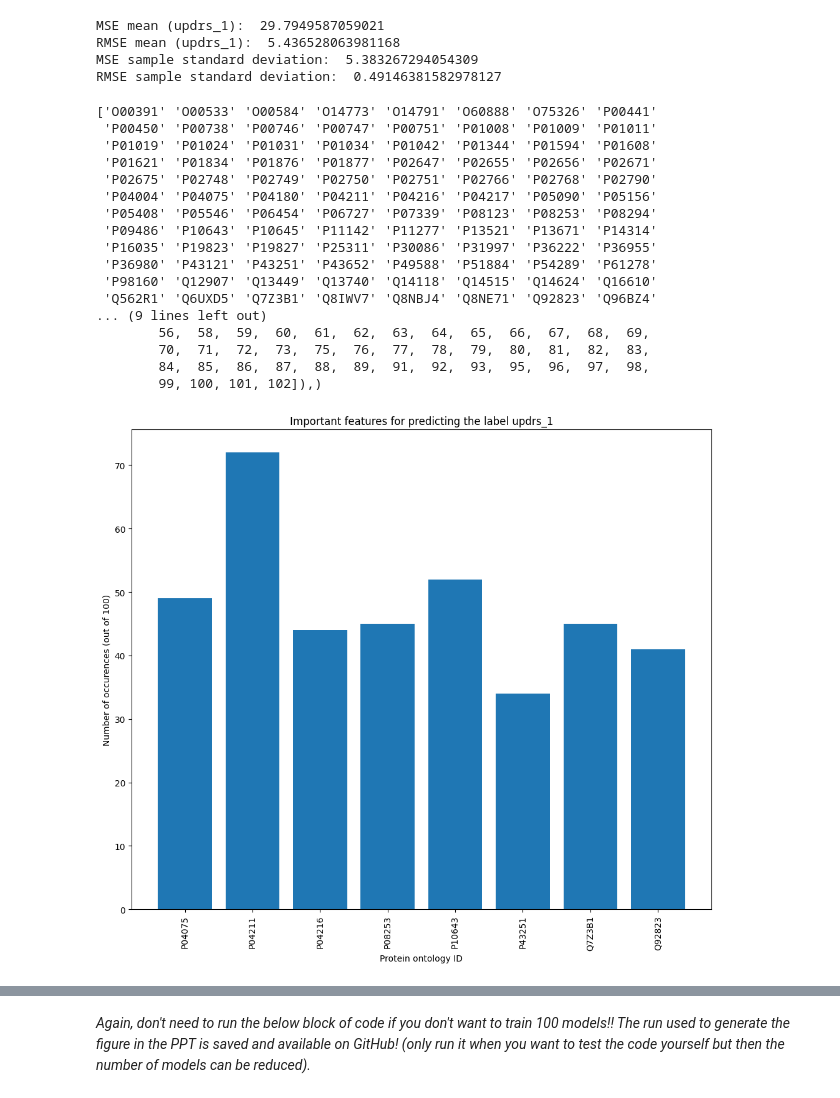
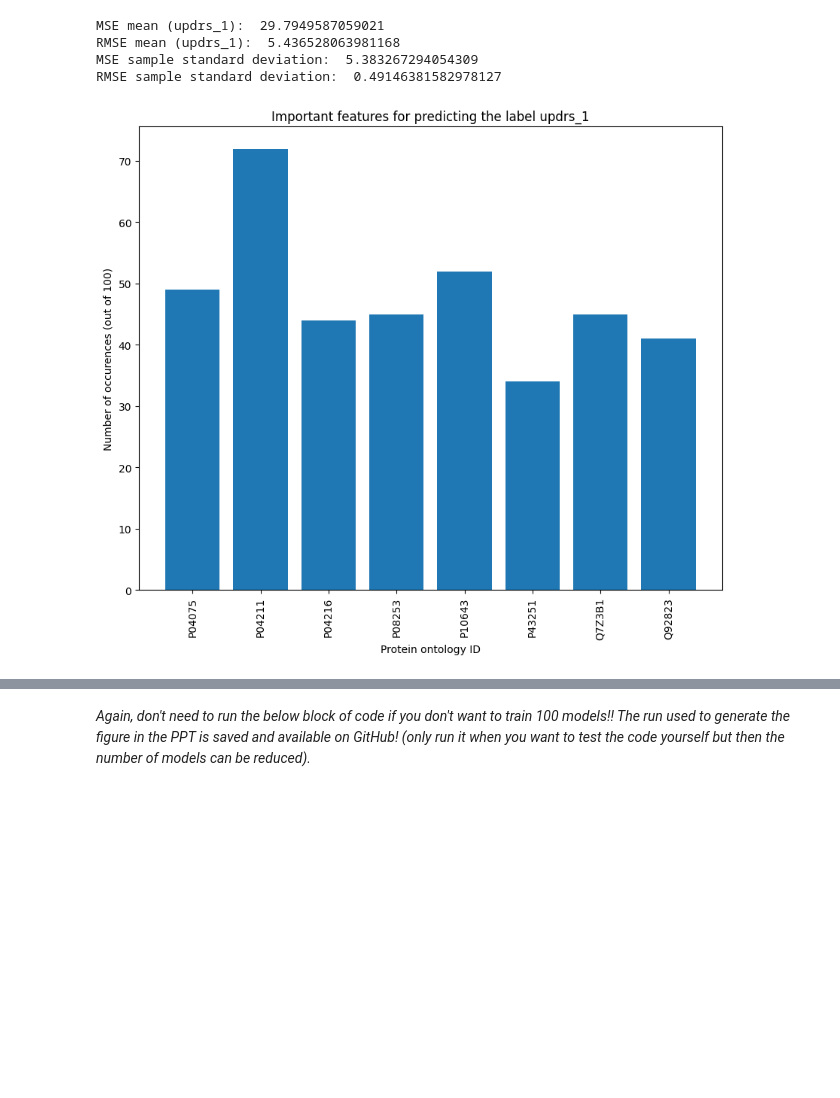
Before and after one commit to CheYeeNg/MSB1015_scientific_programming, a Jupyter notebook: prediction_of_Parkinsons_disease_related_proteins.ipynb, the cells around one changed output, grey strips where cells are left out. Drawn from its saved outputs; the diff is of its cells as text; code cells hidden in the pictures; blank space fills up the shorter version.

```diff
--- a/prediction_of_Parkinsons_disease_related_proteins.ipynb
+++ b/prediction_of_Parkinsons_disease_related_proteins.ipynb
@@ -954,49 +947,32 @@ MSE sample standard deviation:  5.383267294054309
 RMSE sample standard deviation:  0.49146381582978127
 # %%
 # Convert the top 10 feature names of every iteration (used 100) into 1 big array.
-convert_to_one_numpy_array = np.concatenate(top_10_feature_names)
+convert_to_one_numpy_array = np.concatenate(top_10_feature_names_updrs1_100)
 
 # Get the unique values in this array and their counts.
 unique_values, counts = np.unique(convert_to_one_numpy_array, return_counts = True)
 #print(unique_values, counts)
 
 # Look at which feature names are low in occurences (get index) so you kind of set a threshold.
 idx_low_occurences = np.where(counts <= 30)
 #print(idx_low_occurences)
 
 # Delete the feature_names with low occurences in unique_values array.
 counts = np.delete(counts, idx_low_occurences)
 unique_values = np.delete(unique_values, idx_low_occurences)
 
 # Plot the figure.
-plt.figure(figsize = (12, 10))
+plt.figure(figsize = (10, 8))
 plt.title("Important features for predicting the label updrs_1")
 plt.xlabel("Protein ontology ID")
 plt.ylabel("Number of occurences (out of 100)")
 
 plt.bar(unique_values, counts)
 
 plt.xticks(rotation = 90)
 plt.show()
 # %% [output]
-['O00391' 'O00533' 'O00584' 'O14773' 'O14791' 'O60888' 'O75326' 'P00441'
- 'P00450' 'P00738' 'P00746' 'P00747' 'P00751' 'P01008' 'P01009' 'P01011'
- 'P01019' 'P01024' 'P01031' 'P01034' 'P01042' 'P01344' 'P01594' 'P01608'
- 'P01621' 'P01834' 'P01876' 'P01877' 'P02647' 'P02655' 'P02656' 'P02671'
- 'P02675' 'P02748' 'P02749' 'P02750' 'P02751' 'P02766' 'P02768' 'P02790'
- 'P04004' 'P04075' 'P04180' 'P04211' 'P04216' 'P04217' 'P05090' 'P05156'
- 'P05408' 'P05546' 'P06454' 'P06727' 'P07339' 'P08123' 'P08253' 'P08294'
- 'P09486' 'P10643' 'P10645' 'P11142' 'P11277' 'P13521' 'P13671' 'P14314'
- 'P16035' 'P19823' 'P19827' 'P25311' 'P30086' 'P31997' 'P36222' 'P36955'
- 'P36980' 'P43121' 'P43251' 'P43652' 'P49588' 'P51884' 'P54289' 'P61278'
- 'P98160' 'Q12907' 'Q13449' 'Q13740' 'Q14118' 'Q14515' 'Q14624' 'Q16610'
- 'Q562R1' 'Q6UXD5' 'Q7Z3B1' 'Q8IWV7' 'Q8NBJ4' 'Q8NE71' 'Q92823' 'Q96BZ4'
-... (9 lines left out)
-        56,  58,  59,  60,  61,  62,  63,  64,  65,  66,  67,  68,  69,
-        70,  71,  72,  73,  75,  76,  77,  78,  79,  80,  81,  82,  83,
-        84,  85,  86,  87,  88,  89,  91,  92,  93,  95,  96,  97,  98,
-        99, 100, 101, 102]),)
-[figure, old version]
+[figure, new version]
 # %%
 # Do this for the updrs_2 label too.
 # Check how many NaN-values there are in updrs_2 label.
```
Also changed, not shown: parts of 12 cells of this notebook.
